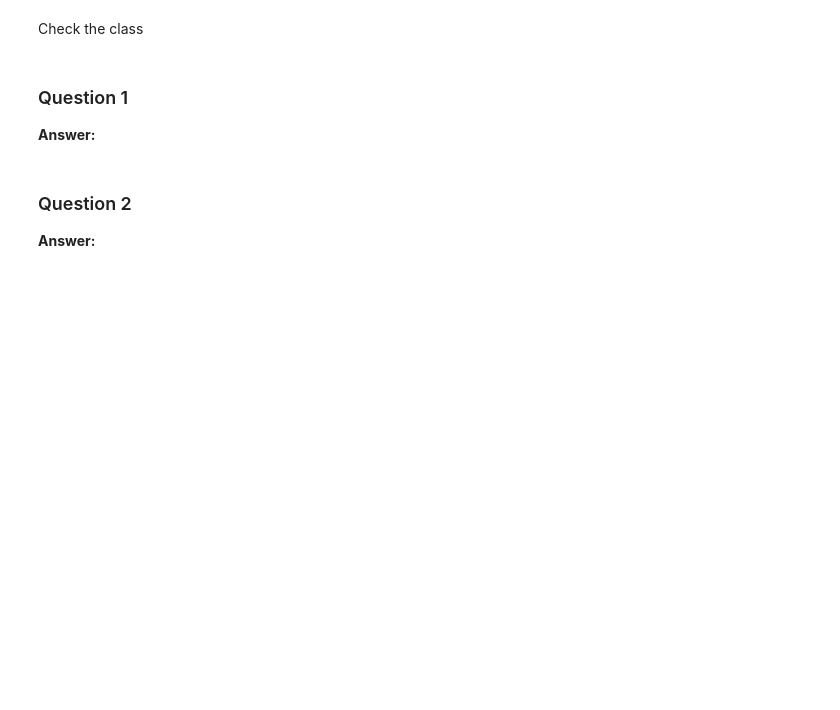
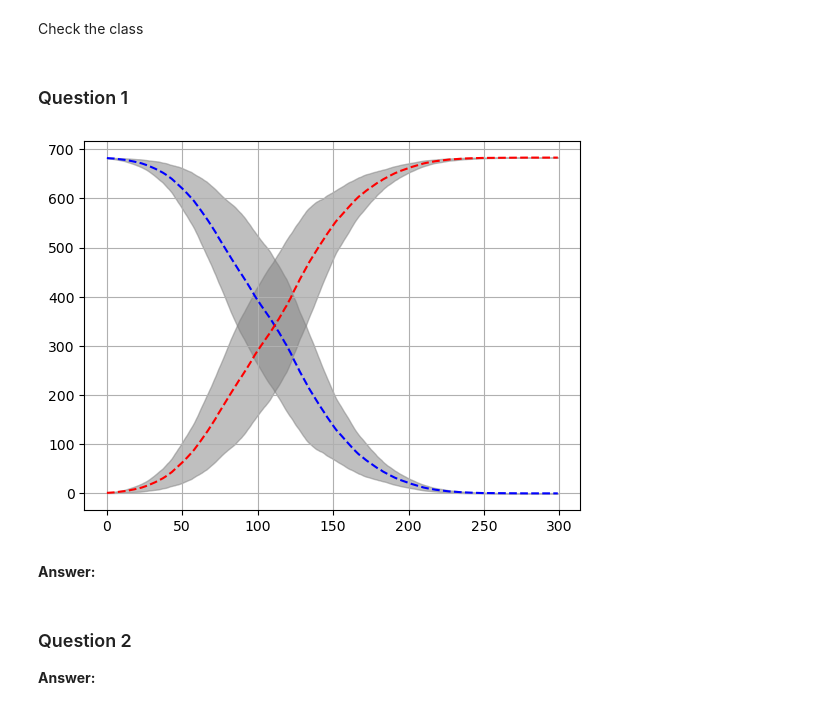
Before and after one commit to MOD510-2023/Project-4, a Jupyter notebook: project4.ipynb, the cells around one changed output. Saved outputs shown, nothing was run; the diff lists cells and outputs as text; code cells hidden in the pictures; blank space fills up the shorter version.

```diff
--- a/project4.ipynb
+++ b/project4.ipynb
@@ -191,5 +217,0 @@ class RandomWalkEpidemicSimulator:
-# %%
-r683 = RandomWalkEpidemicSimulator(10, 1, 50, 50, 9.9)
-r683.plot()
-r683.move()
-r683.plot()
@@ -225,8 +223,40 @@ print(r.State_)
 Check the class
 # %% [markdown]
 ### Question 1
-
-**Answer:**
+# %%
+Record_Array_Humans = []
+Record_Array_Zombies = []
+
+
+for i in range(100): # run 100 simulations
+    r683 = RandomWalkEpidemicSimulator(683, 1, 50, 50, 0.9)
+    r683.run(300)
+    Record_Array_Humans.append(r683.record_humans)
+    Record_Array_Zombies.append(r683.record_zombies)
+Record_Array_Humans = np.array(Record_Array_Humans)
+Record_Array_Zombies = np.array(Record_Array_Zombies)
+# %%
+#print(np.shape(Record_Array)[1])
+
+hx = np.arange(np.shape(Record_Array_Humans)[1])
+hmean = np.mean(Record_Array_Humans, 0) # Mean
+hstd = np.std(Record_Array_Humans, 0) # Standard Deviation
+
+zx = np.arange(np.shape(Record_Array_Zombies)[1])
+zmean = np.mean(Record_Array_Zombies, 0) # Mean
+zstd = np.std(Record_Array_Zombies, 0) # Standard Deviation
+
+plt.plot(hx, hmean, color = "blue", linestyle = "--") # plot the mean
+plt.fill_between(hx, hmean - hstd, hmean + hstd, color='grey', alpha=0.5)
+
+plt.plot(zx, zmean, color = "red", linestyle = "--") # plot the mean
+plt.fill_between(zx, zmean - zstd, zmean + zstd, color='grey', alpha=0.5)
+
+plt.grid()
+# %% [output]
+[figure, added]
+# %% [markdown]
+**Answer:**
 # %% [markdown]
 ### Question 2
 
```
Also changed, not shown: parts of 9 cells of this notebook.
